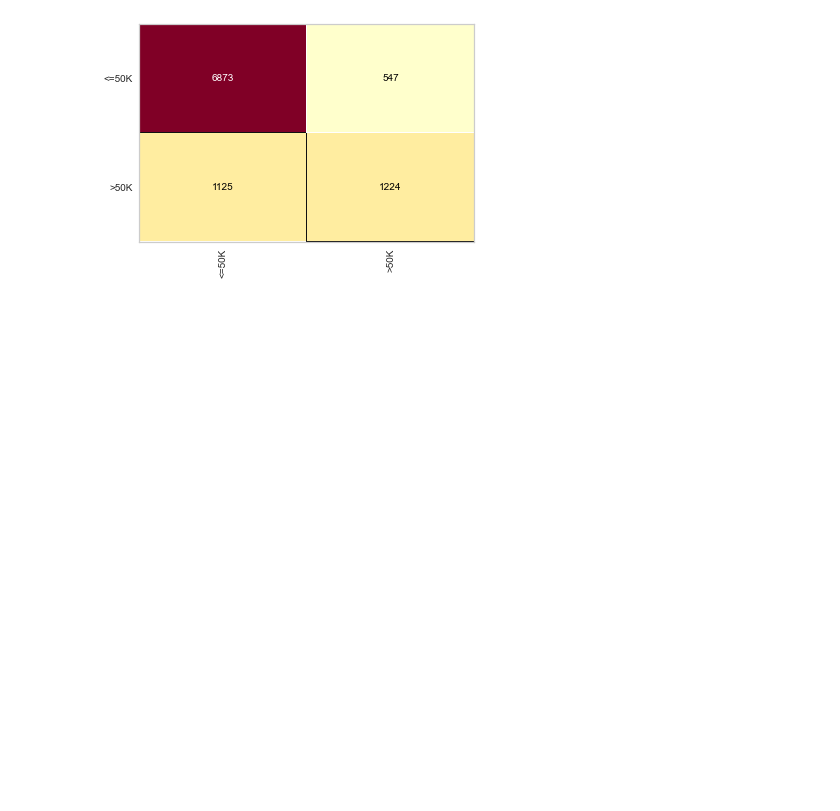
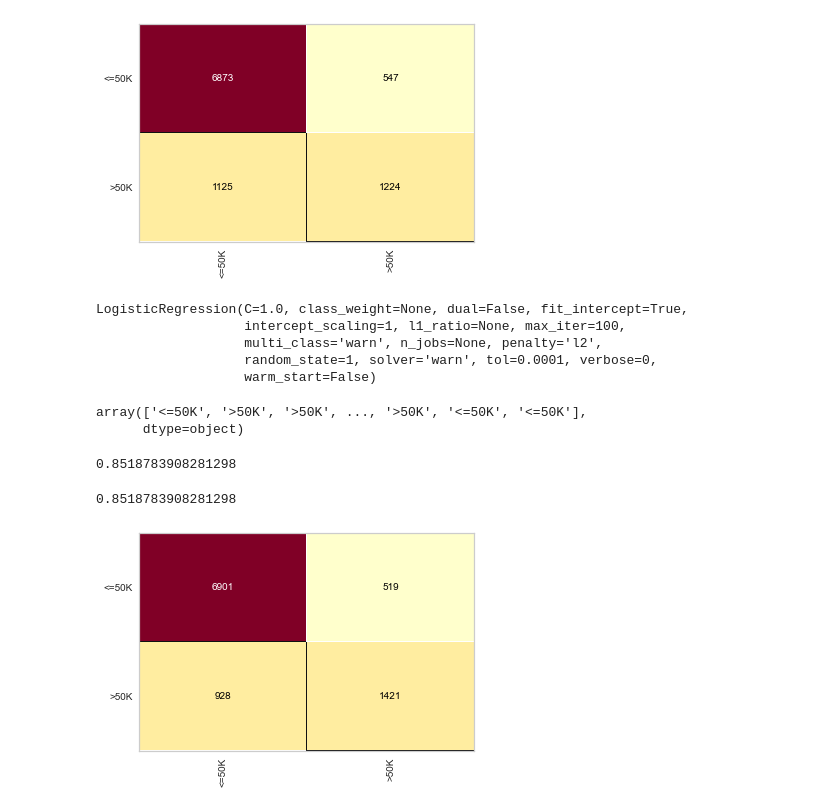
Before and after one commit to ayslanleal/credit-risk-classifier, a Jupyter notebook: training-censu.ipynb, the cells around one changed output. Drawn from its saved outputs; the diff is of its cells as text; code cells hidden in the pictures; blank space fills up the shorter version.

Commit message:
add logistic regression

```diff
--- a/training-censu.ipynb
+++ b/training-censu.ipynb
@@ -140,3 +141,29 @@ cm.score(x_census_teste, y_census_teste)
 # %% [output]
 0.8288463507011977
 [figure]
+# %%
+census_logistic = LogisticRegression(random_state=1)
+census_logistic.fit(x_census_treino, y_census_treino)
+# %% [output]
+LogisticRegression(C=1.0, class_weight=None, dual=False, fit_intercept=True,
+                   intercept_scaling=1, l1_ratio=None, max_iter=100,
+                   multi_class='warn', n_jobs=None, penalty='l2',
+                   random_state=1, solver='warn', tol=0.0001, verbose=0,
+                   warm_start=False)
+# %%
+previsor_logistic = census_logistic.predict(x_census_teste)
+previsor_logistic
+# %% [output]
+array(['<=50K', '>50K', '>50K', ..., '>50K', '<=50K', '<=50K'],
+      dtype=object)
+# %%
+accuracy_score(y_census_teste,previsor_logistic)
+# %% [output]
+0.8518783908281298
+# %%
+cm = ConfusionMatrix(census_logistic)
+cm.fit(x_census_treino, y_census_treino)
+cm.score(x_census_teste, y_census_teste)
+# %% [output]
+0.8518783908281298
+[figure, added]
```
Also changed, not shown: parts of 2 cells of this notebook.
